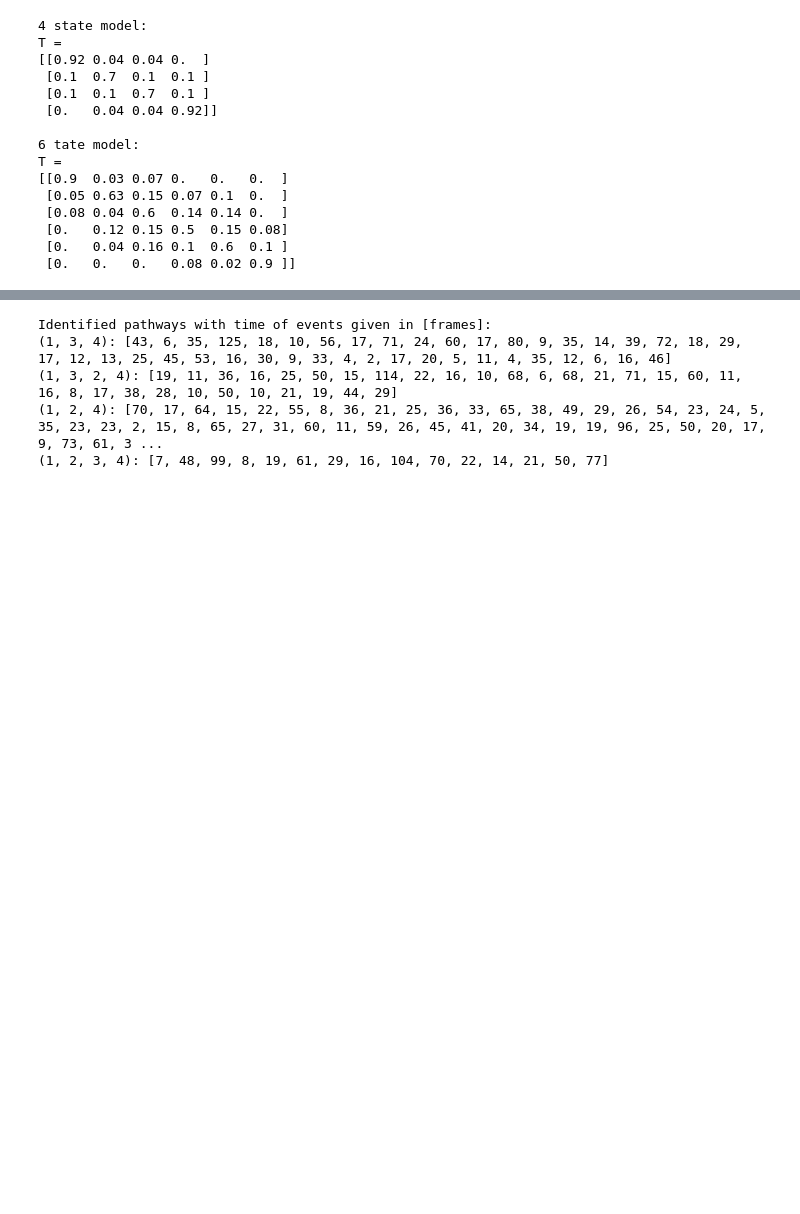
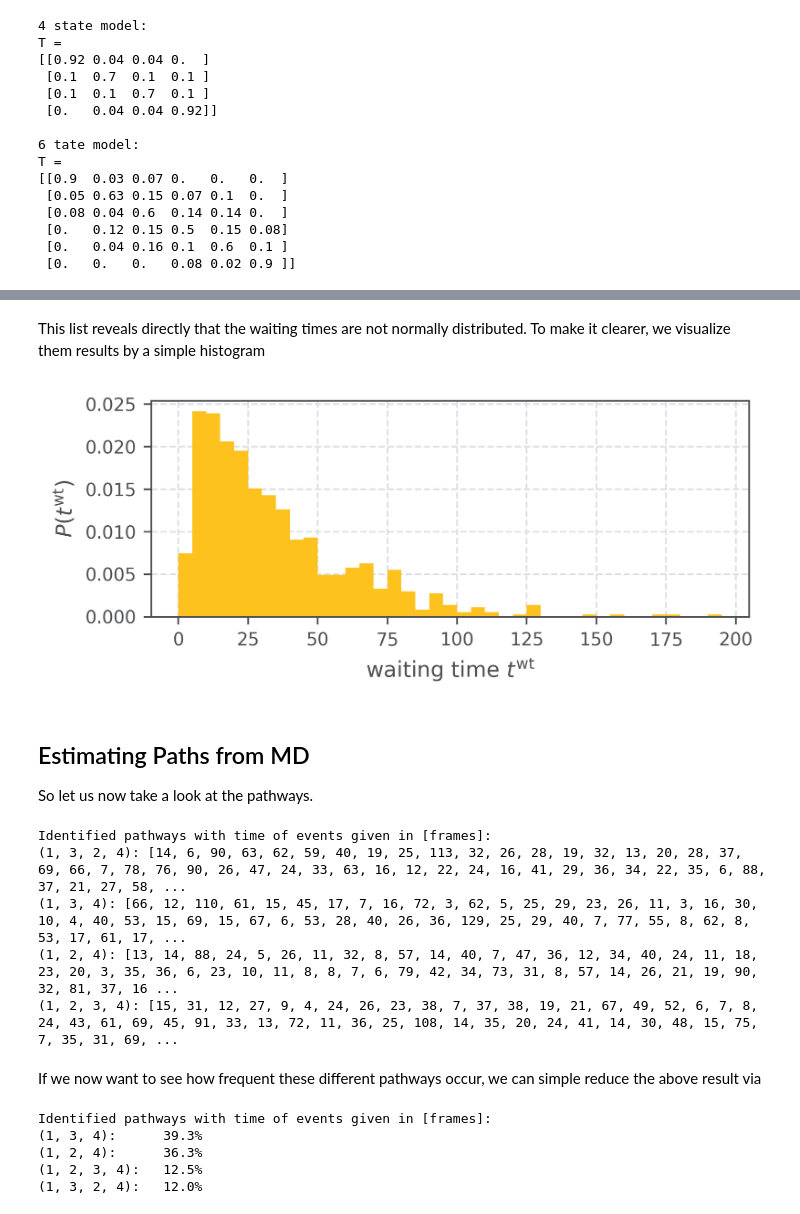
Before and after one commit to moldyn/msmhelper, a Jupyter notebook: docs/tutorials/timescales.ipynb, the cells around one changed output, grey strips where cells are left out. Saved outputs shown, nothing was run; the diff lists cells and outputs as text; code cells hidden in the pictures; blank space fills up the shorter version.

```diff
--- a/docs/tutorials/timescales.ipynb
+++ b/docs/tutorials/timescales.ipynb
@@ -30,7 +30,7 @@ print(
 )
 
 # generate random trajectories from transition matrices
-n_steps = int(1e4)
+n_steps = int(5e4)
 traj_4state = datasets.nagel20_4state(n_steps)
 traj_6state = datasets.nagel20_6state(n_steps)
 # %% [output]
@@ -73,3 +81,25 @@ Identified waiting times [frames]:
+# %% [markdown]
+This list reveals directly that the waiting times are not normally distributed. To make it clearer, we visualize them results by a simple histogram
+# %%
+import numpy as np
+import prettypyplot as pplt
+from matplotlib import pyplot as plt
+
+pplt.use_style(figsize=(5,2), latex=False, colors='paula')
+
+fig, ax = plt.subplots()
+# ensure that bins are integers.
+bins = np.arange(0, wts.max() + 5, 5)
+ax.hist(wts, bins=bins, density=True)
+ax.set_xlabel(r'waiting time $t^\mathrm{wt}$')
+ax.set_ylabel(r'$P(t^\mathrm{wt})$')
+plt.show()
+# %% [output]
+[figure, added]
+# %% [markdown]
+## Estimating Paths from MD
+
+So let us now take a look at the pathways.
 # %%
 paths = mh.md.estimate_paths(traj_4state, start, final)
 
@@ -79,7 +109,27 @@ for path, pathtimes in paths.items():
     print(f'{path}: {pathtimes}')
 # %% [output]
 Identified pathways with time of events given in [frames]:
-(1, 3, 4): [43, 6, 35, 125, 18, 10, 56, 17, 71, 24, 60, 17, 80, 9, 35, 14, 39, 72, 18, 29, 17, 12, 13, 25, 45, 53, 16, 30, 9, 33, 4, 2, 17, 20, 5, 11, 4, 35, 12, 6, 16, 46]
-(1, 3, 2, 4): [19, 11, 36, 16, 25, 50, 15, 114, 22, 16, 10, 68, 6, 68, 21, 71, 15, 60, 11, 16, 8, 17, 38, 28, 10, 50, 10, 21, 19, 44, 29]
-(1, 2, 4): [70, 17, 64, 15, 22, 55, 8, 36, 21, 25, 36, 33, 65, 38, 49, 29, 26, 54, 23, 24, 5, 35, 23, 23, 2, 15, 8, 65, 27, 31, 60, 11, 59, 26, 45, 41, 20, 34, 19, 19, 96, 25, 50, 20, 17, 9, 73, 61, 3 ...
-(1, 2, 3, 4): [7, 48, 99, 8, 19, 61, 29, 16, 104, 70, 22, 14, 21, 50, 77]
+(1, 3, 2, 4): [14, 6, 90, 63, 62, 59, 40, 19, 25, 113, 32, 26, 28, 19, 32, 13, 20, 28, 37, 69, 66, 7, 78, 76, 90, 26, 47, 24, 33, 63, 16, 12, 22, 24, 16, 41, 29, 36, 34, 22, 35, 6, 88, 37, 21, 27, 58, ...
+(1, 3, 4): [66, 12, 110, 61, 15, 45, 17, 7, 16, 72, 3, 62, 5, 25, 29, 23, 26, 11, 3, 16, 30, 10, 4, 40, 53, 15, 69, 15, 67, 6, 53, 28, 40, 26, 36, 129, 25, 29, 40, 7, 77, 55, 8, 62, 8, 53, 17, 61, 17, ...
+(1, 2, 4): [13, 14, 88, 24, 5, 26, 11, 32, 8, 57, 14, 40, 7, 47, 36, 12, 34, 40, 24, 11, 18, 23, 20, 3, 35, 36, 6, 23, 10, 11, 8, 8, 7, 6, 79, 42, 34, 73, 31, 8, 57, 14, 26, 21, 19, 90, 32, 81, 37, 16 ...
+(1, 2, 3, 4): [15, 31, 12, 27, 9, 4, 24, 26, 23, 38, 7, 37, 38, 19, 21, 67, 49, 52, 6, 7, 8, 24, 43, 61, 69, 45, 91, 33, 13, 72, 11, 36, 25, 108, 14, 35, 20, 24, 41, 14, 30, 48, 15, 75, 7, 35, 31, 69, ...
+# %% [markdown]
+If we now want to see how frequent these different pathways occur, we can simple reduce the above result via
+# %%
+path_frequencies = sorted(
+    ((path, len(pathtimes)) for path, pathtimes in paths.items()),
+    key=lambda pathfreq: pathfreq[1],
+    reverse=True,
+)
+n_sampled_paths = np.sum([freq for _, freq in path_frequencies])
+
+# Let's format the output
+print(f'Identified pathways with time of events given in [frames]:')
+for path, freq in path_frequencies:
+    print(f'{path}:\t{freq / n_sampled_paths:.1%}')
+# %% [output]
+Identified pathways with time of events given in [frames]:
+(1, 3, 4):      39.3%
+(1, 2, 4):      36.3%
+(1, 2, 3, 4):   12.5%
+(1, 3, 2, 4):   12.0%
```
Also changed, not shown: parts of 7 cells of this notebook.
